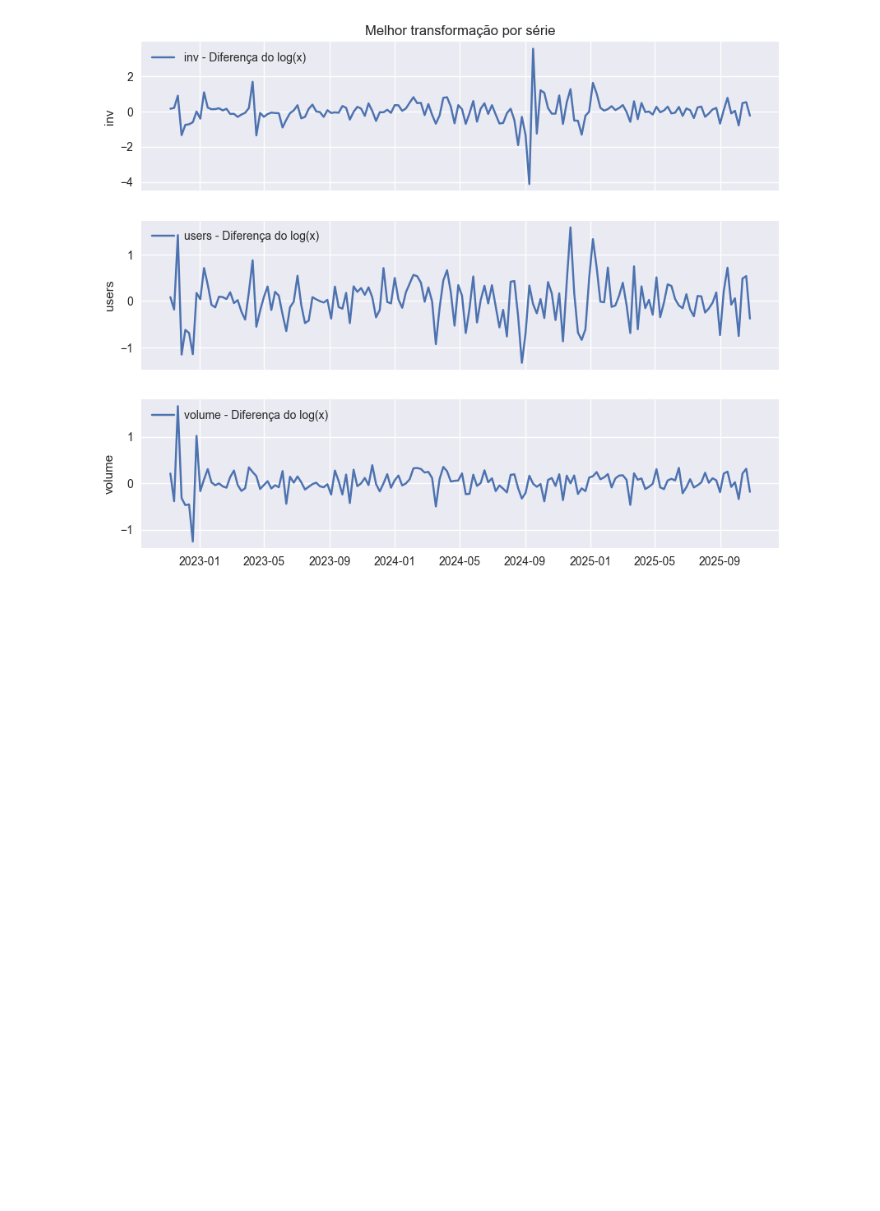
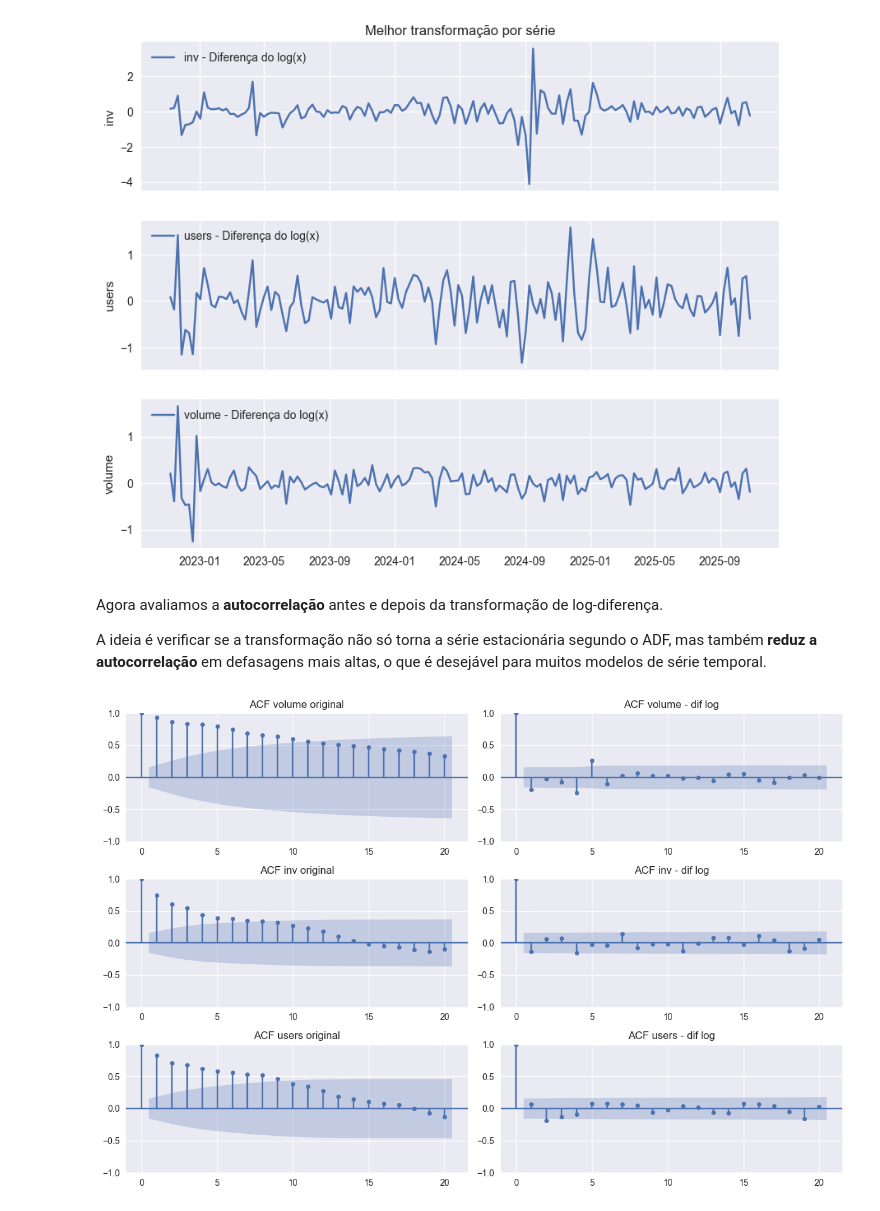
Before and after one commit to AlessandraBello/series_temp_a2, a Jupyter notebook: main.ipynb, the cells around one changed output. Drawn from its saved outputs; the diff is of its cells as text; code cells hidden in the pictures; blank space fills up the shorter version.

```diff
--- a/main.ipynb
+++ b/main.ipynb
@@ -73,3 +81,30 @@ for series_name, series in series_dict.items():
+# %%
+# Implementamos as mesmas ideias usando as classes de pré-processamento
+logdiff_series_dict = {}
+
+for series_name, series in series_dict.items():
+    # Diferença simples em escala original (para comparação)
+    diff_series = series.diff().dropna()
+
+    # Diferença do log usando o método em model/preprocessor.py
+    logdiff_transformer = LogDiffTransform()
+    y = series.astype(float).values
+    y_logdiff = logdiff_transformer.transform(y)
+    logdiff_series = pd.Series(y_logdiff, index=series.index[1:])  # perde a primeira observação
+
+    # Salvamos para análise posterior
+    if series_name not in logdiff_series_dict:
+        logdiff_series_dict[series_name] = {}
+    logdiff_series_dict[series_name]["Diferença de primeira ordem"] = diff_series
+    logdiff_series_dict[series_name]["Diferença do log(x)"] = logdiff_series
+
+    # Avaliamos com o teste ADF
+    transforms.append(
+        evaluator.evaluate(diff_series, "Diferença de primeira ordem", series_name)
+    )
+    transforms.append(
+        evaluator.evaluate(logdiff_series, "Diferença do log(x)", series_name)
+    )
 # %%
 results = pd.DataFrame(transforms).sort_values(["series", "p_value"])
 results
@@ -128,3 +163,24 @@ axes[0].set_title("Melhor transformação por série")
 plt.show()
 # %% [output]
 [figure]
+# %% [markdown]
+Agora avaliamos a **autocorrelação** antes e depois da transformação de log-diferença.
+
+A ideia é verificar se a transformação não só torna a série estacionária segundo o ADF, mas também **reduz a autocorrelação** em defasagens mais altas, o que é desejável para muitos modelos de série temporal.
+# %%
+fig, axes = plt.subplots(len(series_names), 2, figsize=(12, 8))
+
+for i, name in enumerate(series_names):
+    # Série original
+    plot_acf(series_dict[name].dropna(), ax=axes[i, 0], lags=20)
+    axes[i, 0].set_title(f"ACF {name} original")
+
+    # Série transformada (diferença do log)
+    transformed = logdiff_series_dict[name]["Diferença do log(x)"].dropna()
+    plot_acf(transformed, ax=axes[i, 1], lags=20)
+    axes[i, 1].set_title(f"ACF {name} - dif log")
+
+plt.tight_layout()
+plt.show()
+# %% [output]
+[figure, added]
```
Also changed, not shown: parts of 16 cells of this notebook, 4 other files.
